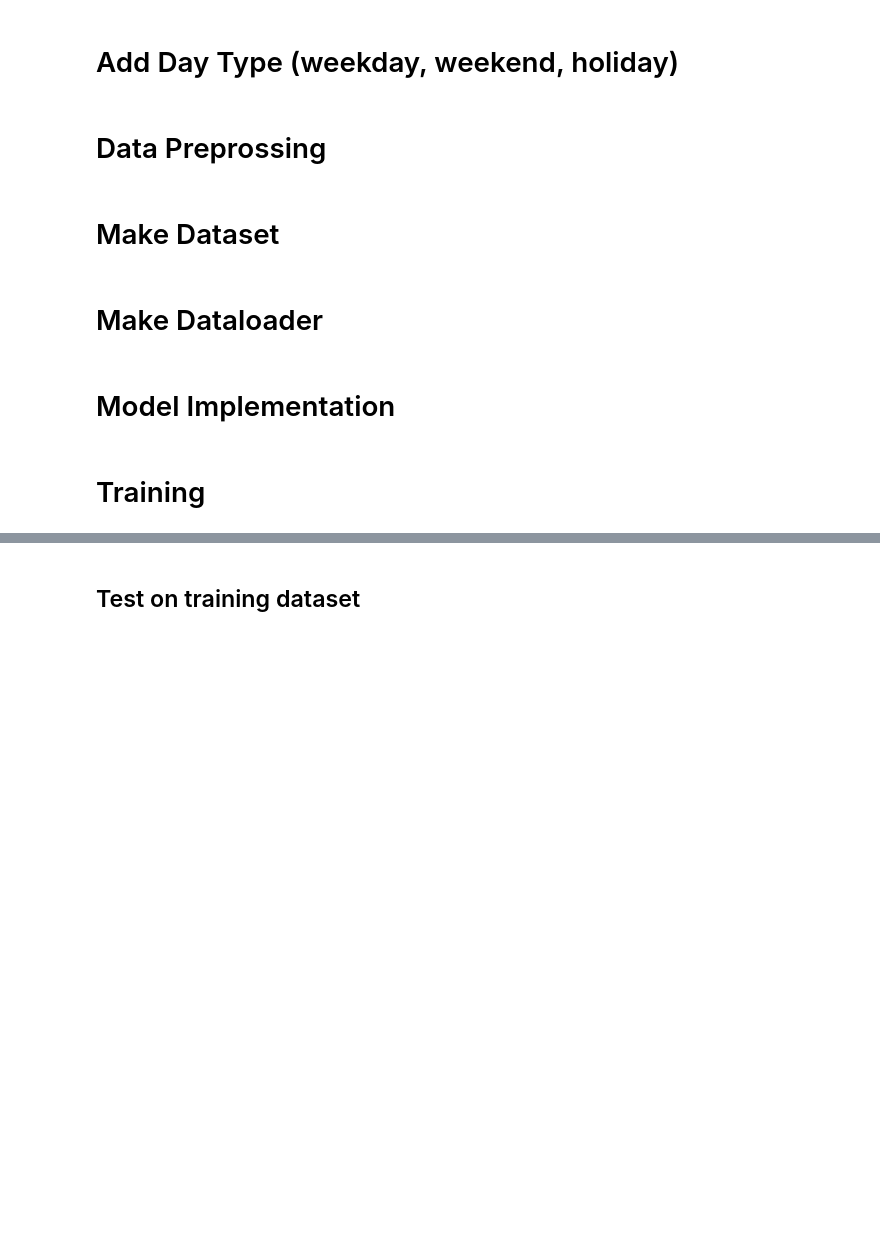
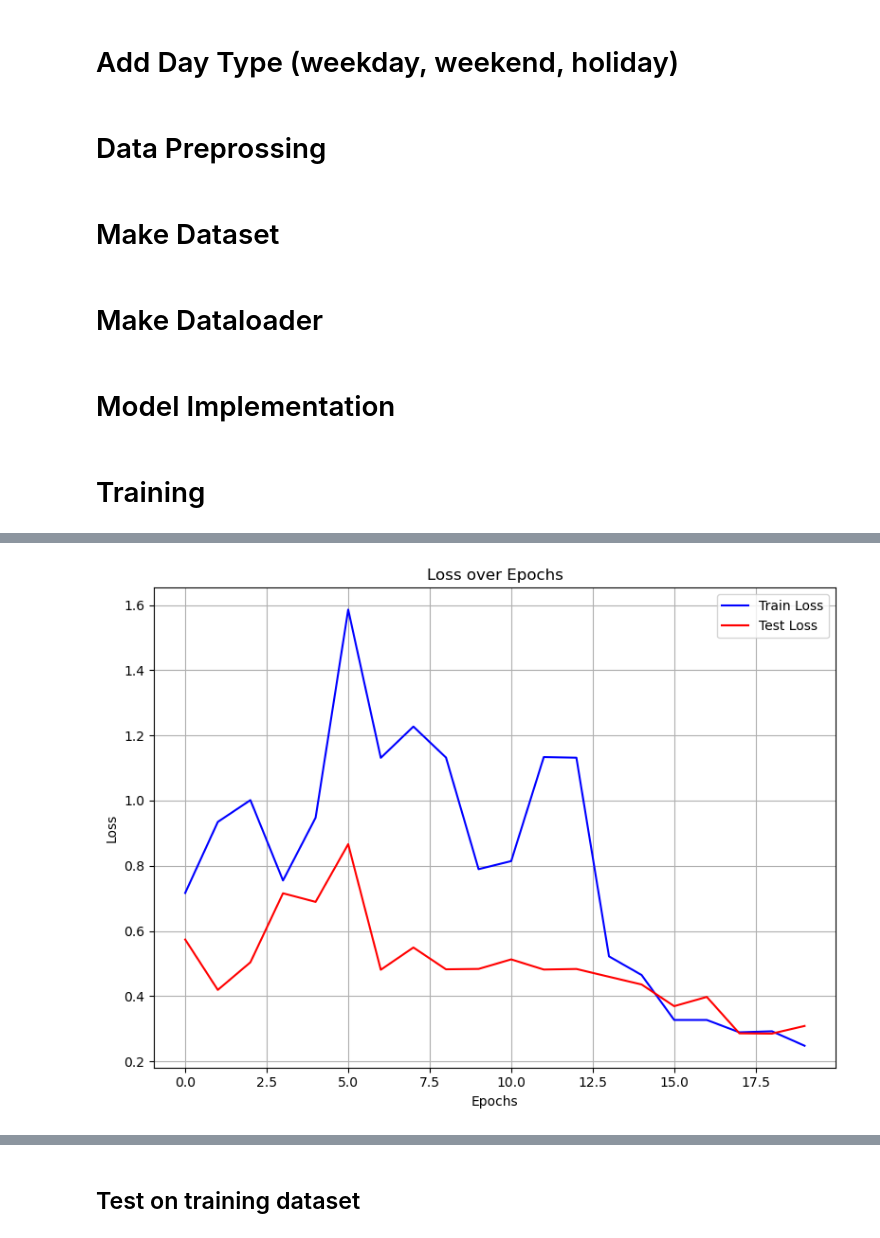
Before and after one commit to Acmaro/NY-electricity-lload-prediction, a Jupyter notebook: RNN/notebook.ipynb, the cells around one changed output, grey strips where cells are left out. Cells and saved outputs as stored; diff of their text form; code cells hidden in the pictures; blank space fills up the shorter version.

```diff
--- a/RNN/notebook.ipynb
+++ b/RNN/notebook.ipynb
@@ -96,7 +97,7 @@ from torch.utils.data import Dataset
 from torchvision.transforms import Compose
 
 class TimeSeriesDataset(Dataset):
-    def __init__(self, df, seq_len, transform=None, target_transform=None):
+    def __init__(self, df, seq_len, pred_len=1, transform=None, target_transform=None):
         """
         Custom Dataset for multivariate time series.
 
@@ -110,26 +111,23 @@ class TimeSeriesDataset(Dataset):
         self.features = self.df.values
         self.targets = self.df['load'].values
         self.seq_len = seq_len
-        # self.transform = transform
-        # self.target_transform = target_transform
+        self.pred_len = pred_len
 
     def __len__(self):
-        return len(self.features) - self.seq_len
+        return len(self.features) - self.seq_len - self.pred_len + 1
 
     def __getitem__(self, idx):
         sequence = self.features[idx:idx + self.seq_len, :]
         sequence = torch.tensor(sequence, dtype=torch.float32)
-        target = self.targets[idx + self.seq_len]
+
+        target = self.targets[idx + self.seq_len: idx + self.seq_len + self.pred_len]
         target = torch.tensor(target, dtype=torch.float32)
-        # if self.transform:
-        #     sequence = self.transform(sequence)
-        # if self.target_transform:
-        #     target = self.target_transform(target)
+
         return sequence, target
 # %%
 import numpy as np
 
-dataset = TimeSeriesDataset(df, seq_len=64)
+dataset = TimeSeriesDataset(df, seq_len=288, pred_len=288)
 train_size = int(0.8 * len(dataset))
 train_dataset = torch.utils.data.Subset(dataset, range(train_size))
 test_dataset = torch.utils.data.Subset(dataset, range(train_size, len(dataset)))
@@ -171,3 +188,6 @@ class SimpleRNN(nn.Module):
 # %% [markdown]
 # Training
+# %%
+from torch.amp import GradScaler, autocast
+scaler = GradScaler()
 # %%
@@ -239,12 +282,27 @@ def training_loop(n_epochs, optimizer, model, criterion, train_loader, test_load
 # %%
-input_size = 6  # Number of features
+num_features = 7  # Number of features
+output_size = 288
 hidden_size = 64
 num_layers = 2
-num_epochs = 50
+num_epochs = 20
+drop_rate = 0.3
+lr_rate = 1e-4
 
-model = SimpleRNN(input_size, hidden_size, num_layers).to('cuda')
-criterion = nn.L1Loss()
-optimizer = torch.optim.Adam(model.parameters(), lr=0.001)
+lstm_model = SimpleLSTM(num_features, output_size, hidden_size, num_layers, drop_rate=drop_rate).to('cuda')
+criterion = nn.MSELoss()
+optimizer = torch.optim.Adam(lstm_model.parameters(), lr=lr_rate)
 
-train_losses, val_losses = training_loop(num_epochs, optimizer, model, criterion, train_loader, test_loader, verbose=True)
+train_losses, val_losses = training_loop(
+    num_epochs,
+    optimizer,
+    lstm_model,
+    criterion,
+    train_loader,
+    test_loader,
+    verbose=True,
+    device='cuda',
+    save_model='last',
+    save_as='LSTM.pt'
+)
+plot_metrics(train_losses, val_losses, 'Loss')
 # %% [output]
@@ -267 +325,2 @@ Epoch 50/50: Training loss 0.0281, Validation Loss 0.0327
 ----------------------------------------------------------
+[figure, added]
```
Also changed, not shown: parts of 13 cells of this notebook, 2 other files.
